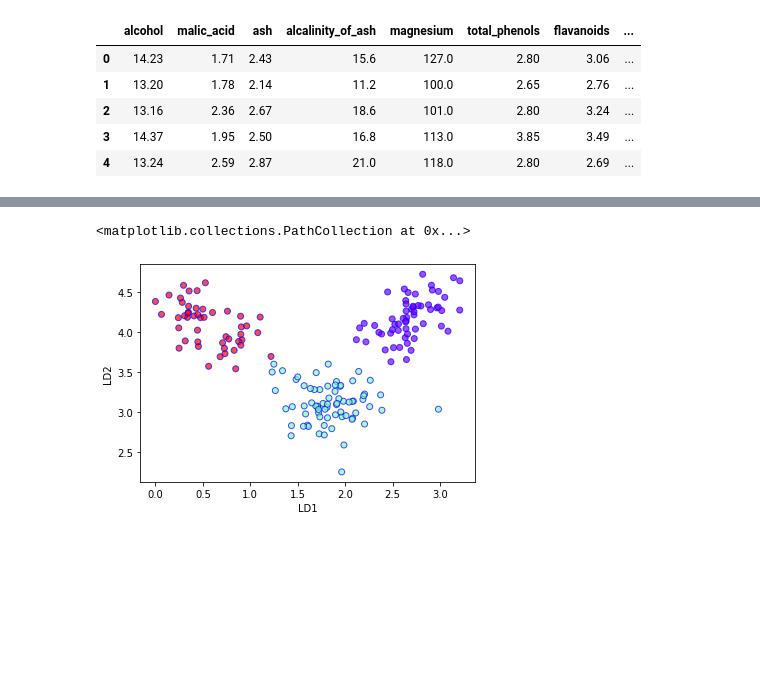
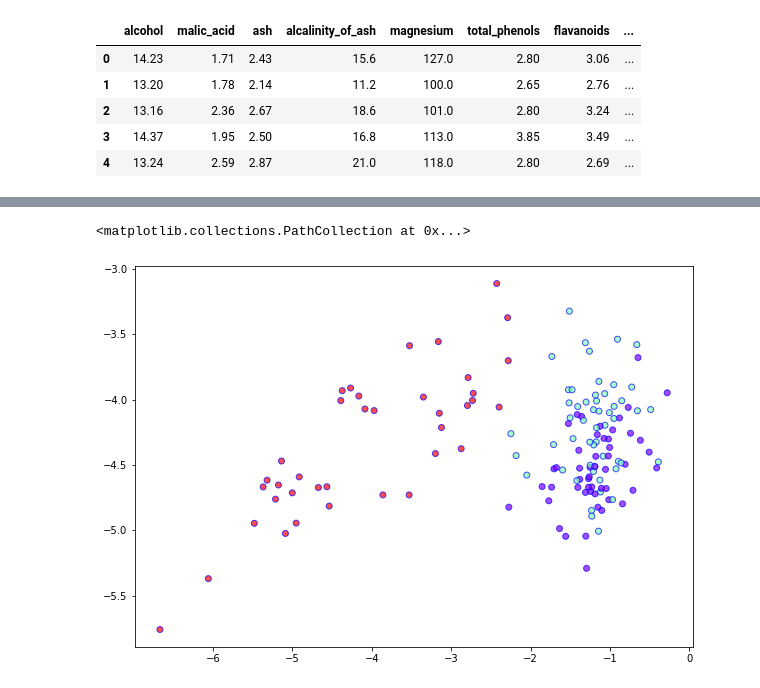
Before and after one commit to nayanikab20/ML-algorithms, a Jupyter notebook: LDA.ipynb, the cells around one changed output, grey strips where cells are left out. Cells and saved outputs as stored; diff of their text form; code cells hidden in the pictures; blank space fills up the shorter version.

Commit message:
added functions, comments and train-test split and accuracy

```diff
--- a/LDA.ipynb
+++ b/LDA.ipynb
@@ -27,5 +27,3 @@ X.head()
 | 2 | 13.16 | 2.36 | 2.67 | 18.6 | 101.0 | 2.80 | 3.24 | ... |
 | 3 | 14.37 | 1.95 | 2.50 | 16.8 | 113.0 | 3.85 | 3.49 | ... |
 | 4 | 13.24 | 2.59 | 2.87 | 21.0 | 118.0 | 2.80 | 2.69 | ... |
-# %%
-df=X.join(pd.Series(Y, name='Class'))
@@ -151,0 +93,28 @@ y = le.fit_transform(df['Class'])
+# %%
+# splitting data into test and train set - 30 - 70 split
+
+X_train, X_test, Y_train, Y_test = train_test_split(X, Y, test_size=0.2, shuffle=True)
+
+df_train=X_train.join(pd.Series(Y_train, name='Class')) # joining data and labels
+
+#df=X.join(pd.Series(Y, name='Class')) # joining data and labels
+
+eigen_values, eigen_vectors = LDA(df_train)
+
+pairs = [(np.abs(eigen_values[i]), eigen_vectors[:,i]) for i in range(len(eigen_values))]
+pairs = sorted(pairs, key=lambda x: x[0], reverse=True)
+
+
+eigen_value_sums = sum(eigen_values)
+print('Explained Varience by each eigenvector ')
+for i, pair in enumerate(pairs):
+    print('Eigenvector {}: {}'.format(i, (pair[0]/eigen_value_sums).real))
+
+# choosing 2 most significant eigenvectors
+w_matrix = np.hstack((pairs[0][1].reshape(13,1), pairs[1][1].reshape(13,1))).real
+print('The 2 eigenvectors are :{}',format(w_matrix))
+
+X_lda = np.array(X_train.dot(w_matrix)) # projecting samples to new bases
+
+le = LabelEncoder()
+Y_train_code = le.fit_transform(Y_train)
@@ -152,14 +139,14 @@ y = le.fit_transform(df['Class'])
 # %%
-plt.xlabel('LD1')
-plt.ylabel('LD2')
-plt.scatter(
+figure=plt.figure(figsize=(10,7))
+ax=plt.axes(projection=None)
+ax.scatter(
     X_lda[:,0],
     X_lda[:,1],
-    c=y,
+    c=Y_train_code,
     cmap='rainbow',
     alpha=0.7,
     edgecolors='b'
 )
 # %% [output]
 <matplotlib.collections.PathCollection at 0x...>
-[figure, old version]
+[figure, new version]
```
Also changed, not shown: parts of 17 cells of this notebook.
